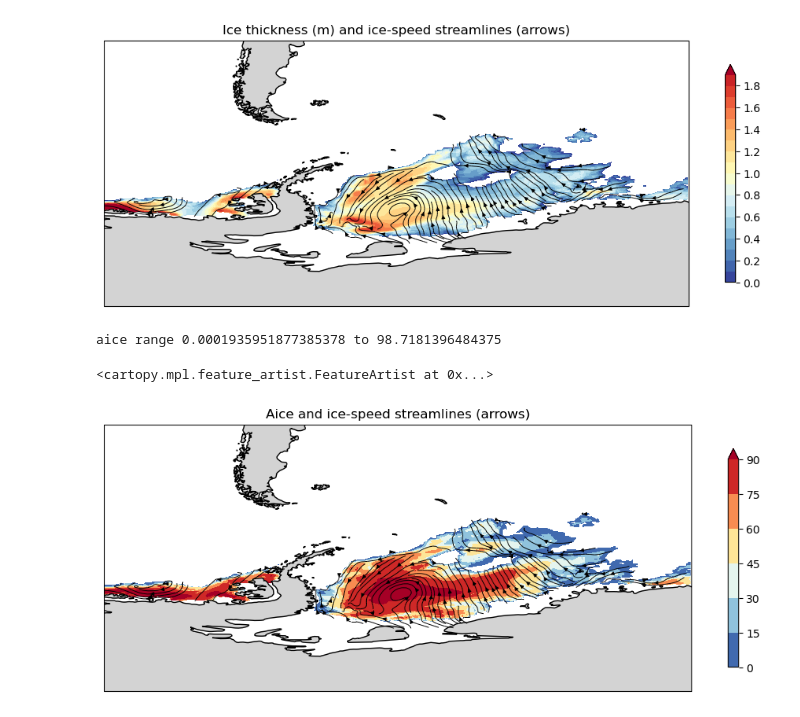
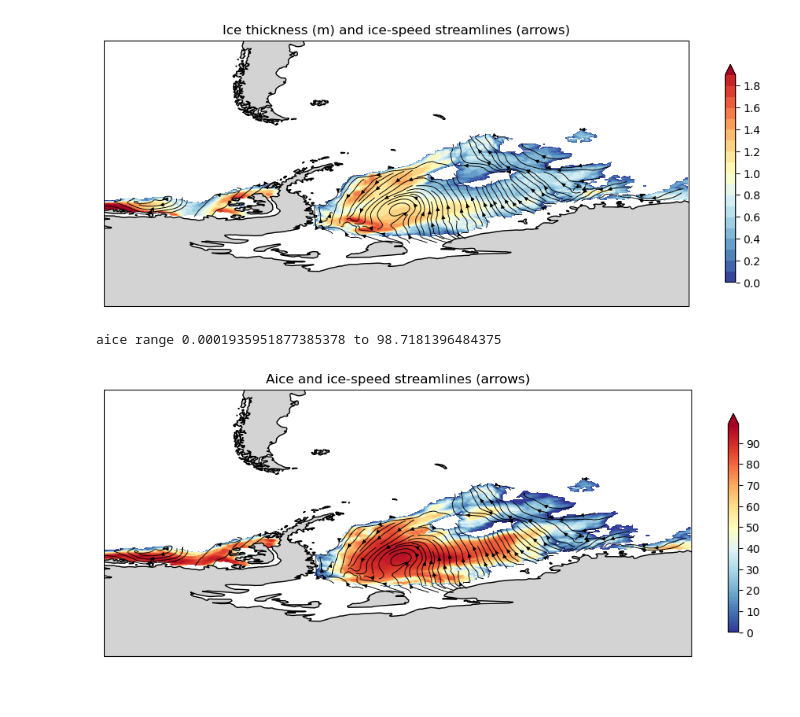
Before and after one commit to trondkr/model2roms, a Jupyter notebook: Examples/M2R_plot_streamlines.ipynb, the cells around one changed output. Cells and saved outputs as stored; diff of their text form; code cells hidden in the pictures.

```diff
--- a/M2R_plot_streamlines.ipynb
+++ b/Examples/M2R_plot_streamlines.ipynb
@@ -225,33 +229,33 @@ crs_latlon = ccrs.PlateCarree()
 ax = fig.add_subplot(1, 1, 1, projection=crs_latlon)
 ax.set_extent([-100, 10. , -90, -40], crs=crs_latlon)
 ax.coastlines('50m')
 
 aice=ds["aice"].values
 aice = np.where(aice == 0, np.nan, aice)
 print("aice range {} to {}".format(np.nanmin(aice), np.nanmax(aice)))
 
 cf = ax.contourf(curvilinear_ds["lon"].values,
                      curvilinear_ds["lat"].values,
                      aice[0:-1,0:-1],
-                #     levels=np.arange(0.0001,2.0, 0.1),
+                     levels=np.arange(0,100, 1),
                      cmap='RdYlBu_r',
                      extend='max',
                    #  vmin=0.0001,vmax=2.0,
                      transform=ccrs.PlateCarree())
 plt.colorbar(cf,ax=ax, shrink=0.3)
 
 plt.title("Aice and ice-speed streamlines (arrows)")
 sp = ax.streamplot(curvilinear_ds["lon"].values,
                    curvilinear_ds["lat"].values,
                    curvilinear_ds["uice"].values,
                    curvilinear_ds["vice"].values,
                    linewidth=0.7    ,
                    arrowsize = 0.7,
                    density=4,
                    color='k',
                    transform=ccrs.PlateCarree())
 ax.add_feature(cpf.LAND, color="lightgrey")
+plt.savefig("Figures/aice_Antarctic.png", dpi=150,  bbox_inches = 'tight')
 # %% [output]
 aice range 0.0001935951877385378 to 98.7181396484375
-<cartopy.mpl.feature_artist.FeatureArtist at 0x...>
-[figure, old version]
+[figure, new version]
```
Also changed, not shown: parts of 3 cells of this notebook, 4 other files.
